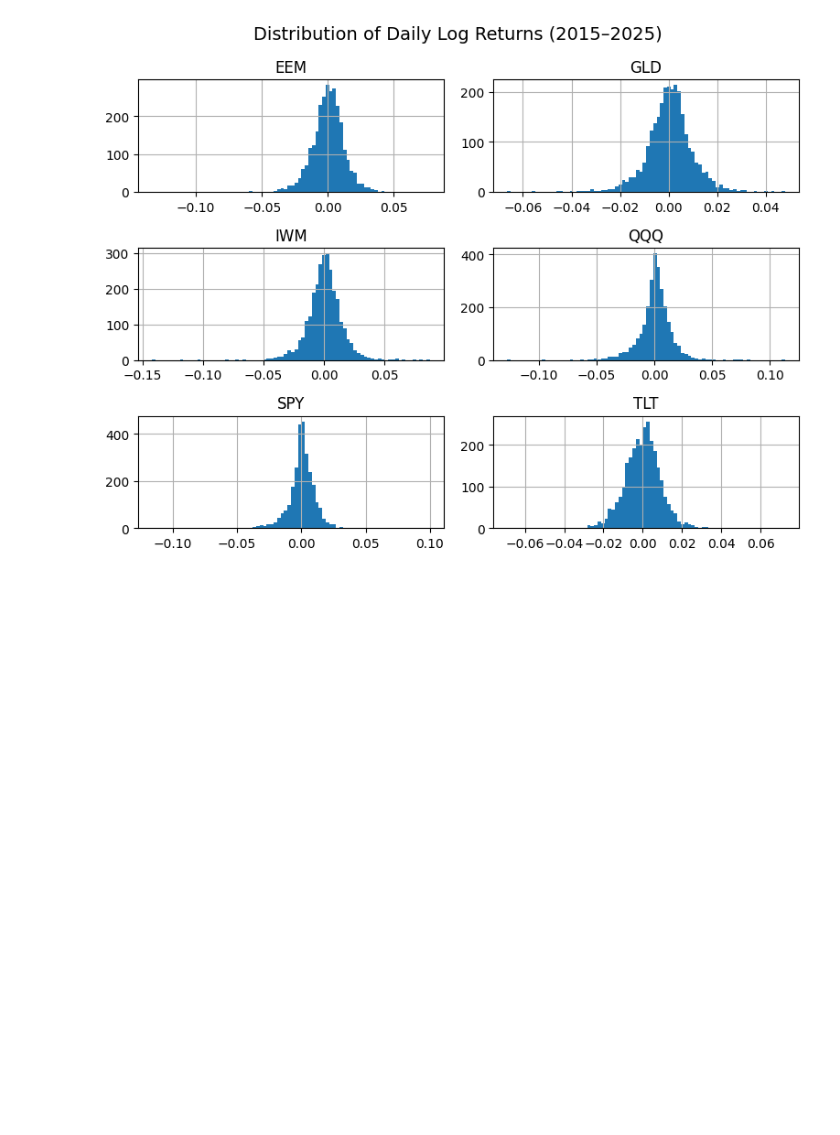
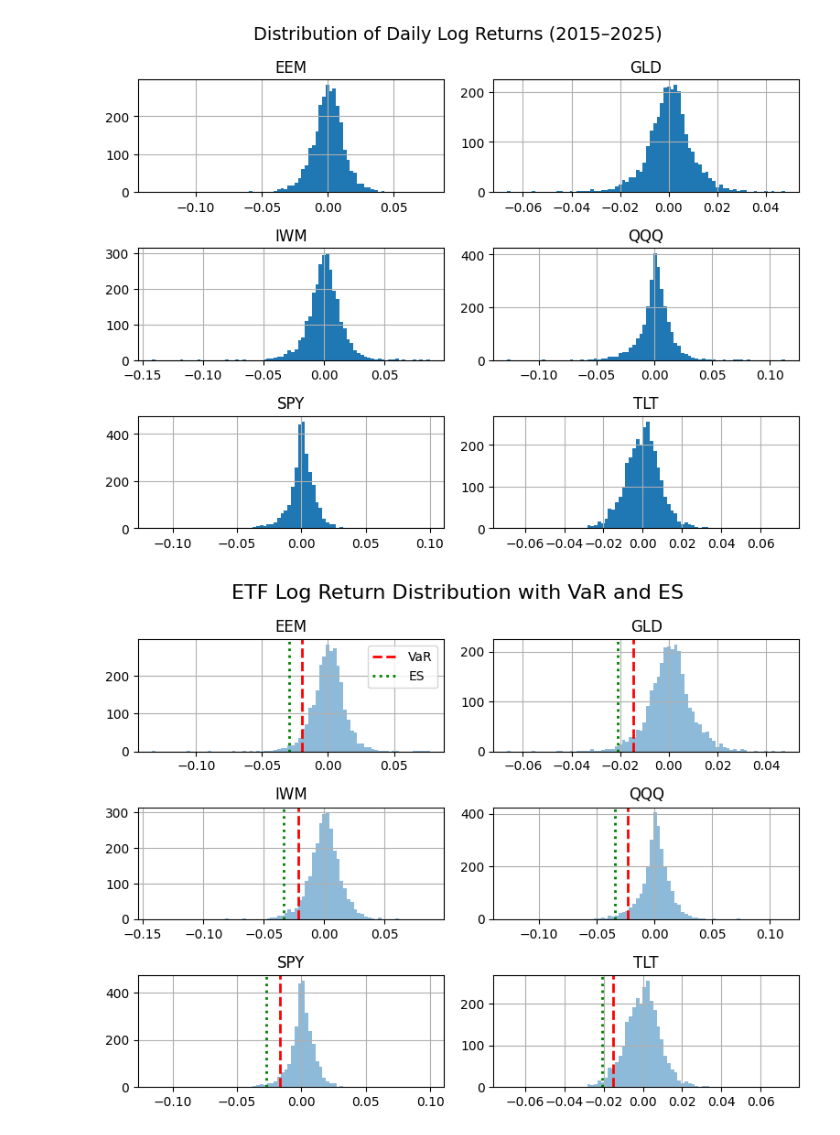
Before and after one commit to hsiuhsil/options_futures_derivatives, a Jupyter notebook: notebooks/Value at Risk and Expected Shortfall.ipynb, the cells around one changed output. Cells and saved outputs as stored; diff of their text form; code cells hidden in the pictures; blank space fills up the shorter version.

```diff
--- a/notebooks/Value at Risk and Expected Shortfall.ipynb
+++ b/notebooks/Value at Risk and Expected Shortfall.ipynb
@@ -64,3 +69,37 @@ plt.tight_layout()
 plt.show()
 # %% [output]
 [figure]
+# %%
+import matplotlib.pyplot as plt
+
+alpha = 0.05
+
+fig, axes = plt.subplots(3, 2, figsize=(8, 6))
+axes = axes.flatten()
+
+for i, col in enumerate(log_returns.columns):
+
+    returns = log_returns[col].dropna()
+
+    var = -historical_var(returns, alpha)
+    es = -historical_es(returns, alpha)
+
+    ax = axes[i]
+
+    ax.hist(returns, bins=80, alpha=0.5)
+
+    ax.axvline(var, linestyle="--", color='r', linewidth=2, label="VaR")
+    ax.axvline(es, linestyle=":", color='g', linewidth=2, label="ES")
+
+    ax.set_title(col)
+    ax.grid(True)
+
+fig.suptitle("ETF Log Return Distribution with VaR and ES", fontsize=16)
+
+# show legend only once
+axes[0].legend()
+
+plt.tight_layout()
+plt.show()
+# %% [output]
+[figure, added]
```
Also changed, not shown: parts of 2 cells of this notebook, 2 other files.
